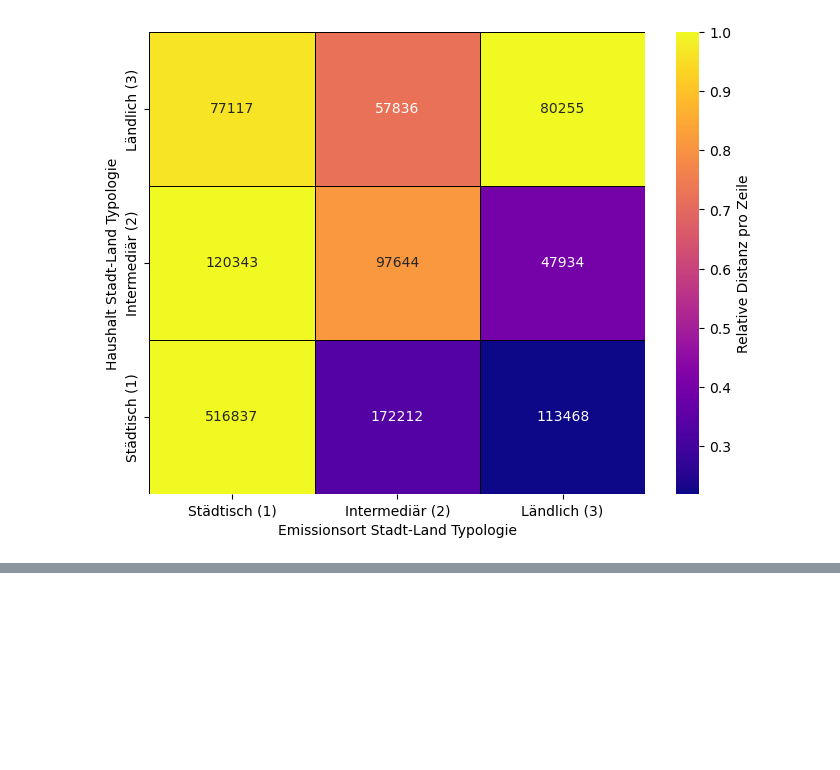
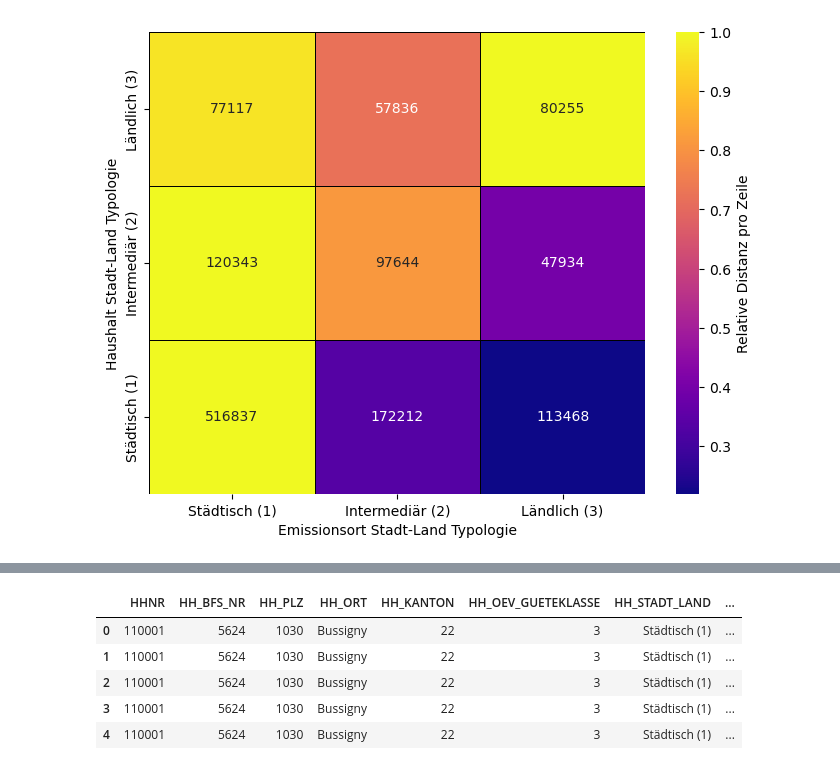
Before and after one commit to LeonidWouters/ANM, a Jupyter notebook: Wege_CO2_Berechnungen.ipynb, the cells around one changed output, grey strips where cells are left out. Saved outputs shown, nothing was run; the diff lists cells and outputs as text; code cells hidden in the pictures; blank space fills up the shorter version.

```diff
--- a/Wege_CO2_Berechnungen.ipynb
+++ b/Wege_CO2_Berechnungen.ipynb
@@ -550,0 +669,9 @@ Text(70.72222222222221, 0.5, 'Haushalt Stadt-Land Typologie')
+# %%
+wege.head(5)
+# %% [output]
+|  | HHNR | HH_BFS_NR | HH_PLZ | HH_ORT | HH_KANTON | HH_OEV_GUETEKLASSE | HH_STADT_LAND | ... |
+| 0 | 110001 | 5624 | 1030 | Bussigny | 22 | 3 | Städtisch (1) | ... |
+| 1 | 110001 | 5624 | 1030 | Bussigny | 22 | 3 | Städtisch (1) | ... |
+| 2 | 110001 | 5624 | 1030 | Bussigny | 22 | 3 | Städtisch (1) | ... |
+| 3 | 110001 | 5624 | 1030 | Bussigny | 22 | 3 | Städtisch (1) | ... |
+| 4 | 110001 | 5624 | 1030 | Bussigny | 22 | 3 | Städtisch (1) | ... |
```
Also changed, not shown: parts of 13 cells of this notebook.
